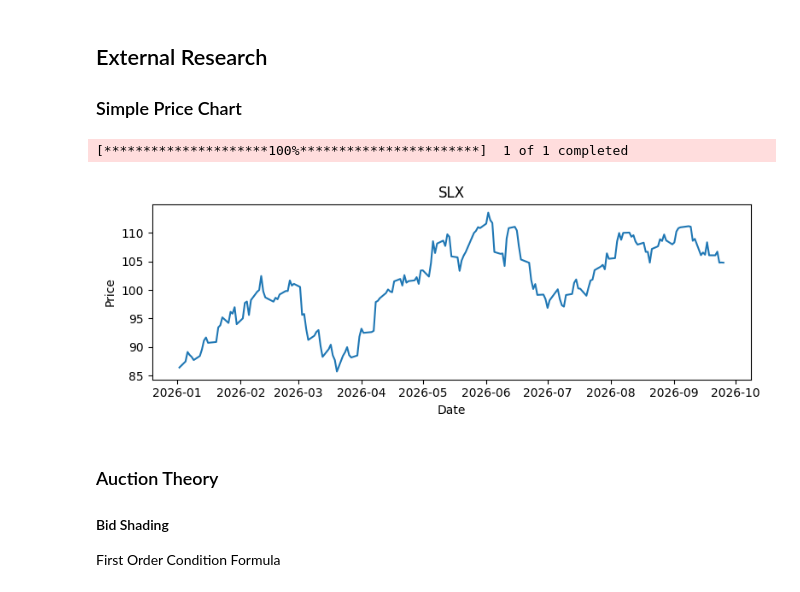
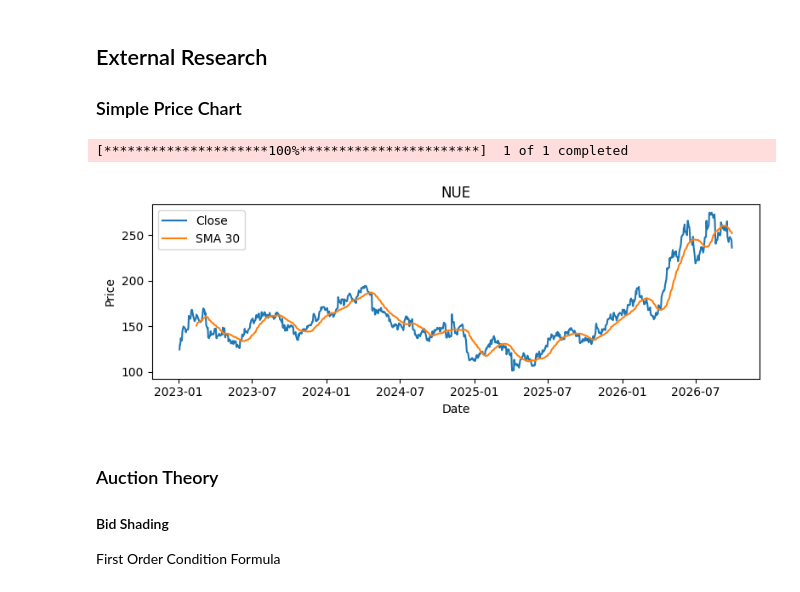
Before and after one commit to pedrokawa19/Senior_Design_7, a Jupyter notebook: code/python/sandbox/sandbox.ipynb, the cells around one changed output. Cells and saved outputs as stored; diff of their text form; code cells hidden in the pictures.

```diff
--- a/code/python/sandbox/sandbox.ipynb
+++ b/code/python/sandbox/sandbox.ipynb
@@ -186,26 +186,29 @@ Days since: 2
 # %%
 import yfinance as yf
 import pandas as pd
 import datetime as dt
 import matplotlib.pyplot as plt
 
-ticker = 'SLX'
+ticker = 'NUE'
 
-df = yf.download(ticker, start='2026-01-01', end=dt.datetime.today(), auto_adjust=True)
+df = yf.download(ticker, start='2023-01-01', end=dt.datetime.today(), auto_adjust=True)
 
 df = df['Close'].squeeze().rename('Close').reset_index().round(2)
 df['Date'] = pd.to_datetime(df['Date'])
+sma_30 = df['Close'].rolling(window=30).mean()
 
 plt.figure(figsize=(8,3))
-plt.plot(df['Date'], df['Close'])
+plt.plot(df['Date'], df['Close'], label='Close')
+plt.plot(df['Date'], sma_30, label='SMA 30')
 plt.xlabel('Date')
 plt.ylabel('Price')
 plt.title(f'{ticker}')
+plt.legend()
 plt.tight_layout()
 plt.show()
 # %% [output]
 [*********************100%***********************]  1 of 1 completed
-[figure, old version]
+[figure, new version]
 # %% [markdown]
 ### Auction Theory
 #### Bid Shading
```
Also changed, not shown: parts of 1 cell of this notebook, 1 other file.
